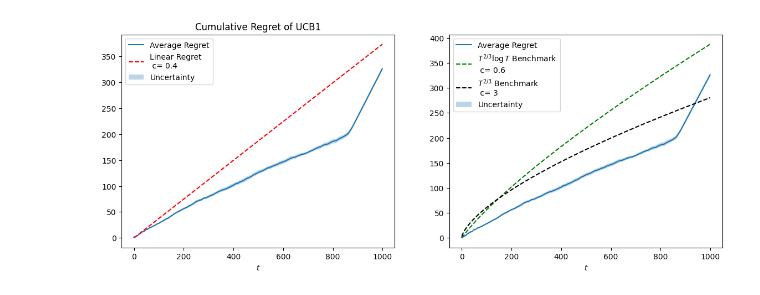
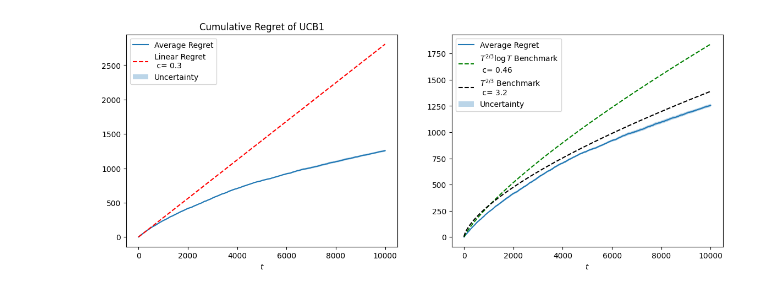
Before and after one commit to matteopasqual02/OLA-2025-project, a Jupyter notebook: R2_Multiple_products_and_stochastic_environment.ipynb, the cells around one changed output. Saved outputs shown, nothing was run; the diff lists cells and outputs as text; code cells hidden in the pictures.

```diff
--- a/R2_Multiple_products_and_stochastic_environment.ipynb
+++ b/R2_Multiple_products_and_stochastic_environment.ipynb
@@ -180,8 +180,8 @@ class CombinatorialCompanyUCB1:
         self.t += 1
 # %%
 # Experiment setup
-T = 1000
-B = 1500
+T = 10000
+B = 18000
 P = np.linspace(0, 1, 11)
 K = len(P)
 N = 3
@@ -261,7 +251,7 @@ fig, axs = plt.subplots(1, 2, figsize=(14, 5))
 axs[0].plot(np.arange(T), average_regret, label='Average Regret')
 axs[0].set_title('Cumulative Regret of UCB1')
 
-c_linear = 0.4
+c_linear = 0.3
 linear_regret = np.arange(T) * exp_utility * c_linear
 axs[0].plot(np.arange(T), linear_regret, label='Linear Regret' f'\n c= {c_linear}', linestyle='--', color='red')
 axs[0].fill_between(
@@ -270,33 +260,33 @@ axs[0].fill_between(
     average_regret + regret_std / np.sqrt(n_trials),
     alpha=0.3,
     label='Uncertainty'
 )
 axs[0].set_xlabel('$t$')
 axs[0].legend()
 
 # Second subplot: T^{2/3} benchmark
 axs[1].plot(np.arange(T), average_regret, label='Average Regret')
 t_vals = np.arange(1, T+1)
-c_log = 0.6
+c_log = 0.46
 benchmark = (t_vals ** (2/3)) * np.log(t_vals) * exp_utility * c_log
 axs[1].plot(np.arange(T), benchmark, label=r'$T^{2/3}\log T$ Benchmark' + f'\n c= {c_log}', linestyle='--', color='green')
-c_no_log = 3
+c_no_log = 3.2
 benchmark = (t_vals ** (2/3)) * exp_utility * c_no_log
 axs[1].plot(np.arange(T), benchmark, label=r'$T^{2/3}$ Benchmark'+ f'\n c= {c_no_log}', linestyle='--', color='black')
 
 # Fill between for uncertainty in the second plot
 axs[1].fill_between(
     np.arange(T),
     average_regret - regret_std / np.sqrt(n_trials),
     average_regret + regret_std / np.sqrt(n_trials),
     alpha=0.3,
     label='Uncertainty'
 )
 
 # Set titles and labels for the second subplot
 axs[1].set_xlabel('$t$')
 axs[1].legend()
 
 plt.show()
 # %% [output]
-[figure, old version]
+[figure, new version]
```
Also changed, not shown: parts of 1 cell of this notebook.
